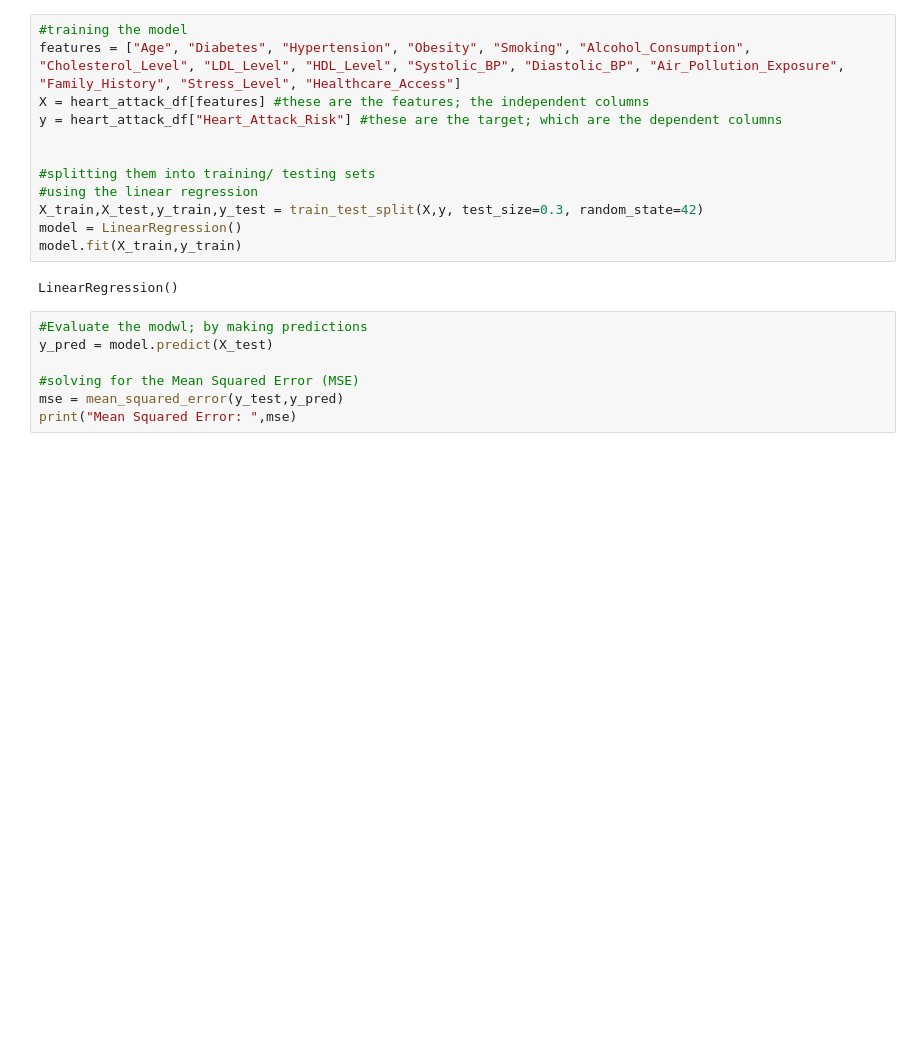
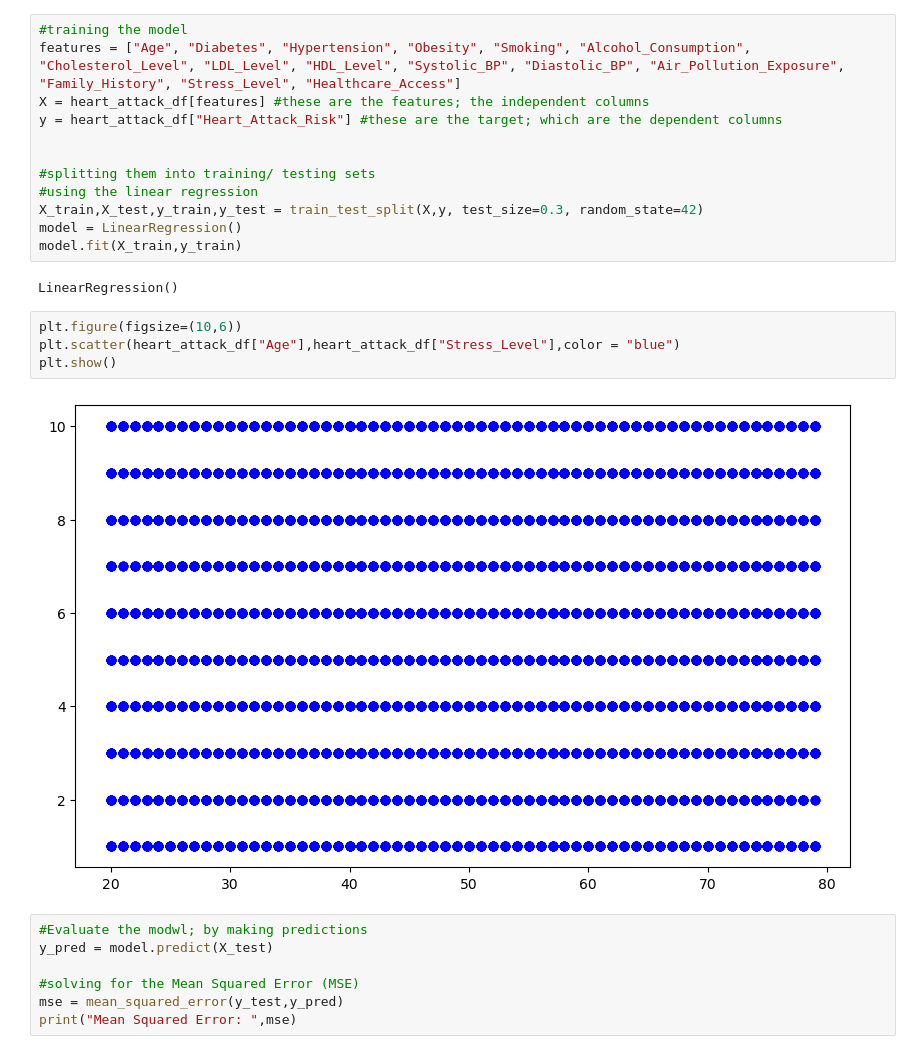
Before and after one commit to arwaguudle/Heart-Attack-EDA-and-Predictions-on-India-, a Jupyter notebook: heart_attack_india.ipynb, the cells around one changed output. Cells and saved outputs as stored; diff of their text form; blank space fills up the shorter version.

```diff
--- a/heart_attack_india.ipynb
+++ b/heart_attack_india.ipynb
@@ -78,6 +78,12 @@ model = LinearRegression()
 model.fit(X_train,y_train)
 # %% [output]
 LinearRegression()
+# %%
+plt.figure(figsize=(10,6))
+plt.scatter(heart_attack_df["Age"],heart_attack_df["Stress_Level"],color = "blue")
+plt.show()
+# %% [output]
+[figure, added]
 # %%
 #Evaluate the modwl; by making predictions
 y_pred = model.predict(X_test)
```
Also changed, not shown: parts of 1 cell of this notebook.
